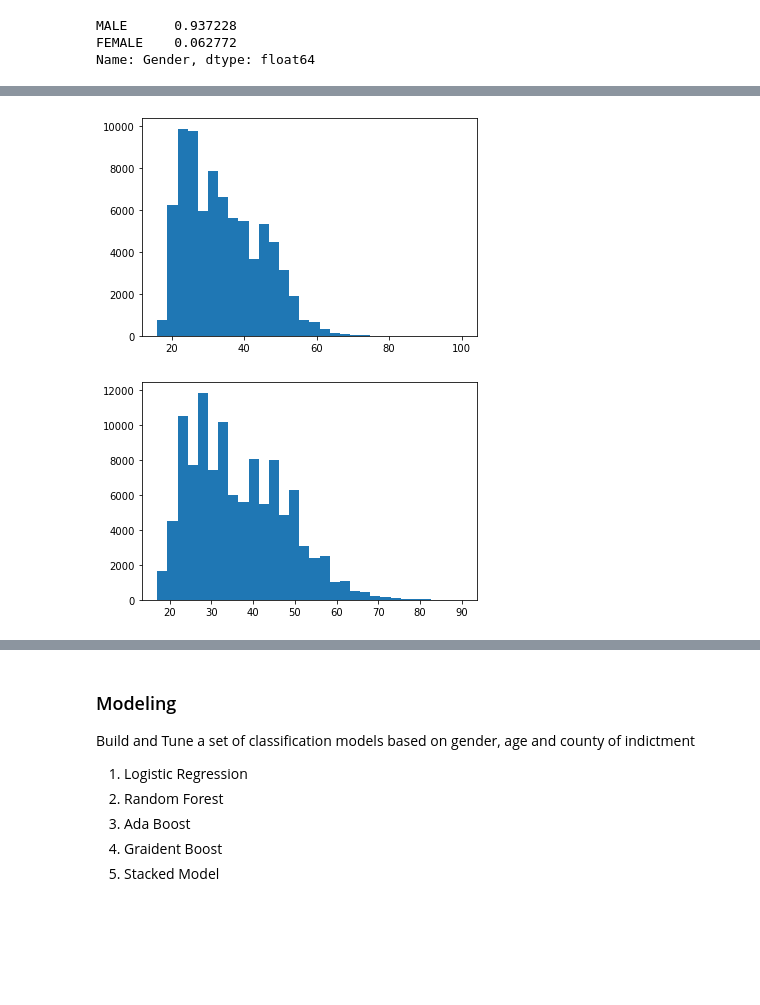
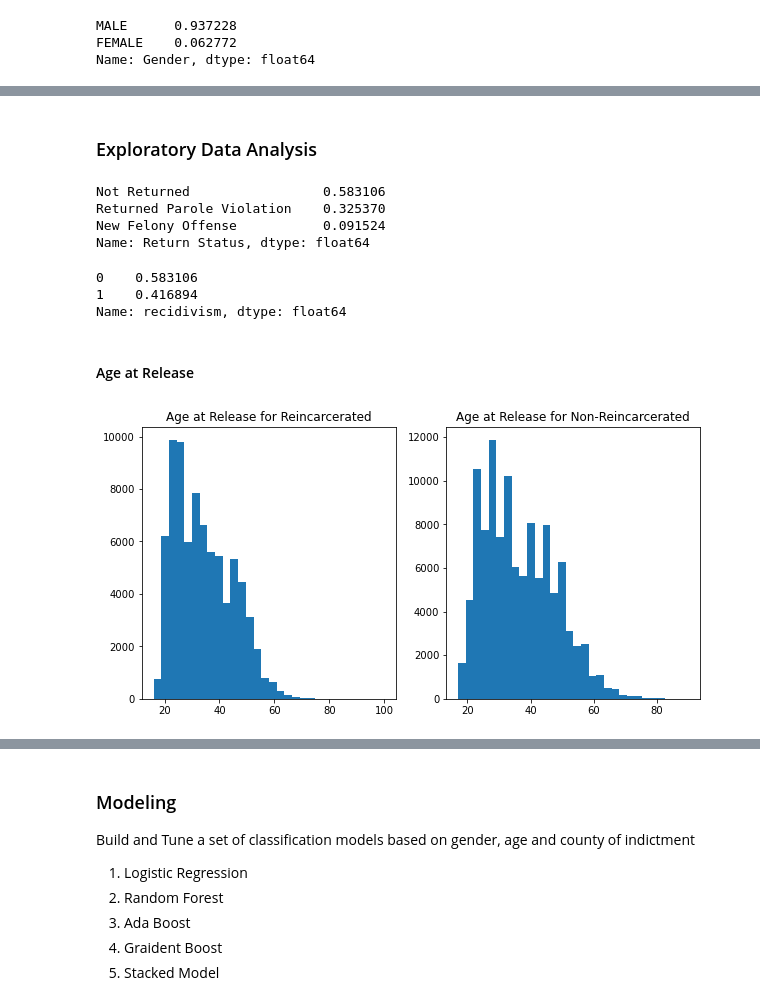
Before and after one commit to ga-dsi-822-group4/recidivism, a Jupyter notebook: New York.ipynb, the cells around one changed output, grey strips where cells are left out. Saved outputs shown, nothing was run; the diff lists cells and outputs as text; code cells hidden in the pictures; blank space fills up the shorter version.

```diff
--- a/New York.ipynb
+++ b/New York.ipynb
@@ -16,4 +17,5 @@ ny_df = pd.read_csv('./data/NY/NY/newyork.csv')
 # %%
+ny_df = pd.read_csv('./data/NY/newyork.csv')
 ny_df.head()
 # %% [output]
 |  | Release Year | County of Indictment | Gender | Age at Release | Return Status |
@@ -105,11 +94,32 @@ reinc.head()
+# %% [markdown]
+### Exploratory Data Analysis
+# %%
+#Normalized Value counts across returned status. 58% did not return to prison, 32.5% returned due to parole violation and only 9% returned because of a new felony offense.
+ny_df['Return Status'].value_counts(normalize = True)
+# %% [output]
+Not Returned                 0.583106
+Returned Parole Violation    0.325370
+New Felony Offense           0.091524
+Name: Return Status, dtype: float64
+# %%
+#The Majority Class which is non-recidivism represents 58% of the observations which will serve as the baseline for model accuracy
+ny_df['recidivism'].value_counts(normalize = True)
+# %% [output]
+0    0.583106
+1    0.416894
+Name: recidivism, dtype: float64
+# %% [markdown]
+#### Age at Release
 # %%
-plt.hist(ny_df[ny_df['recidivism'] == 1]['Age at Release'], bins = 30);
+#Distribution of the Age at Release is pretty similar between those who are reincarcerated and those who are not with reincarcerated trending slightly lower in age.
+fig, ax = plt.subplots(1,2, figsize = (10,5))
+
+ax[0].hist(ny_df[ny_df['recidivism'] == 1]['Age at Release'], bins = 30)
+ax[0].set_title('Age at Release for Reincarcerated')
+ax[1].hist(ny_df[ny_df['recidivism'] == 0]['Age at Release'], bins = 30)
+ax[1].set_title('Age at Release for Non-Reincarcerated');
 # %% [output]
-[figure, old version]
+[figure, new version]
-# %%
-plt.hist(ny_df[ny_df['recidivism'] == 0]['Age at Release'], bins = 30);
-# %% [output]
-[figure, removed]
 # %%
 #split the dataset into different age ranges below 30, 30-50, 50 and above
 below30 = ny_df[ny_df['Age at Release'] < 30]
```
Also changed, not shown: parts of 39 cells of this notebook, 5 other files.
